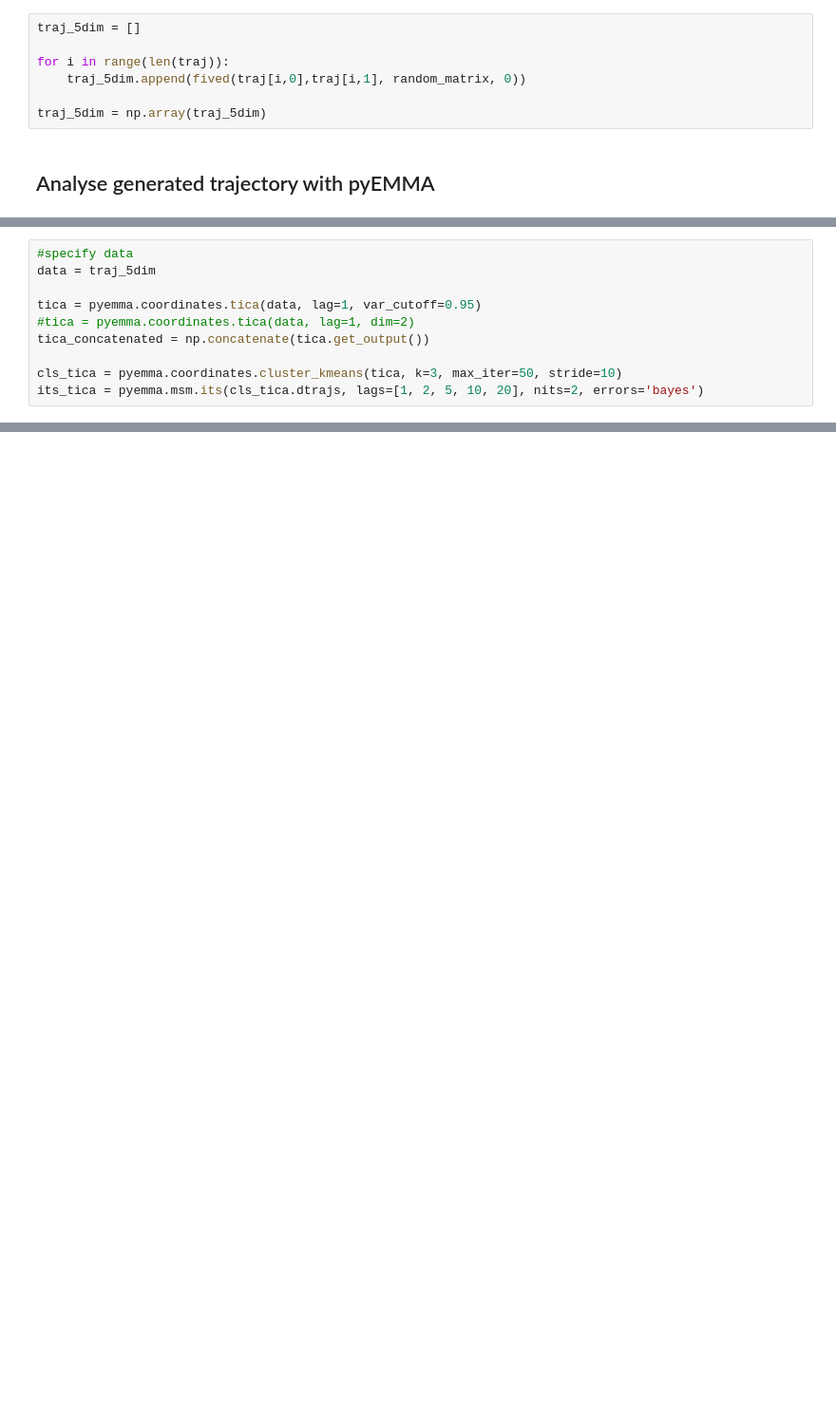
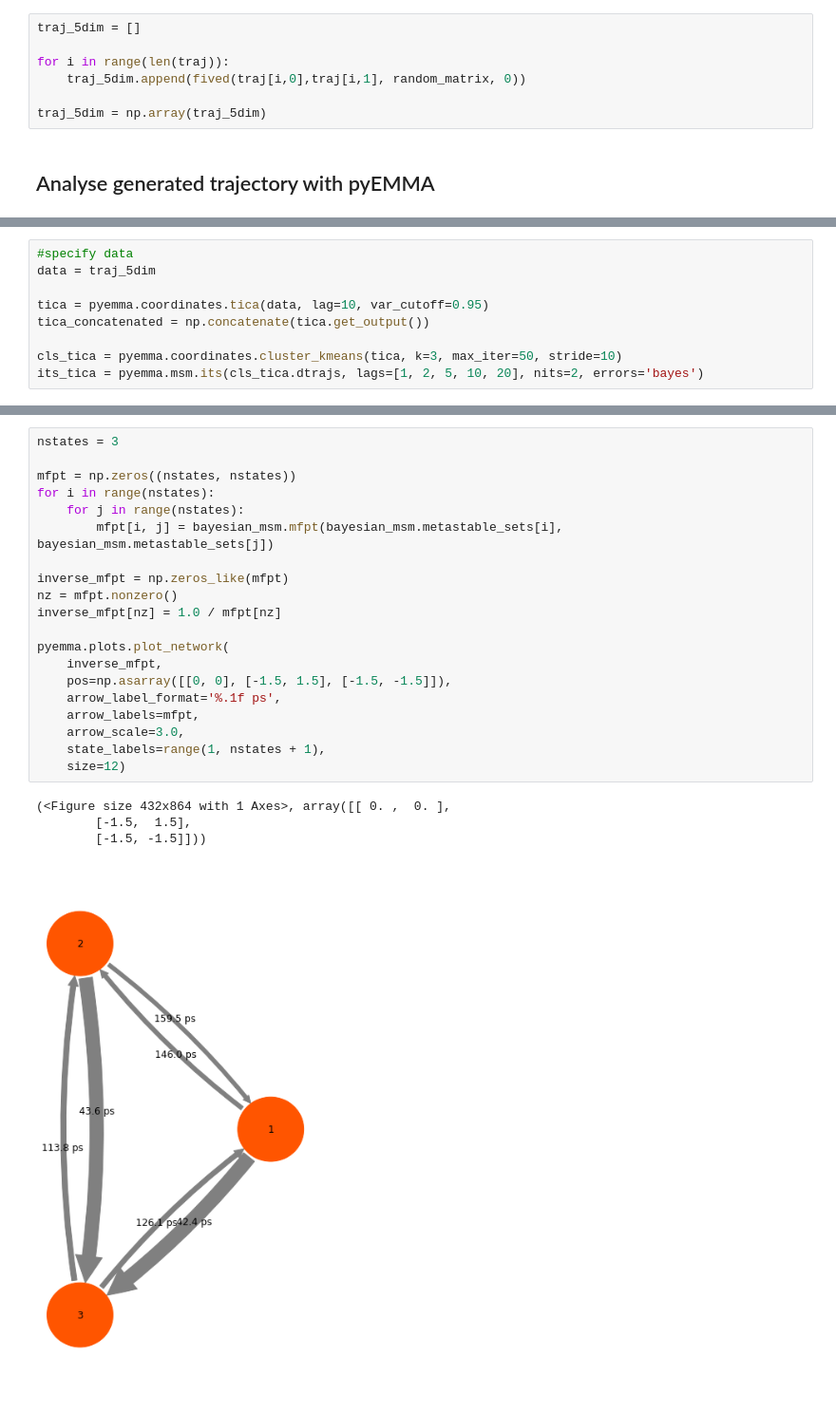
Before and after one commit to hkneiding/pyemma-workshop-project, a Jupyter notebook: code/transition-matrix.ipynb, the cells around one changed output, grey strips where cells are left out. Shown: that part at 95% size. Cells and saved outputs as stored; diff of their text form; blank space fills up the shorter version.

```diff
--- a/code/transition-matrix.ipynb
+++ b/code/transition-matrix.ipynb
@@ -142,8 +146,7 @@ fig.tight_layout()
 #specify data
 data = traj_5dim
 
-tica = pyemma.coordinates.tica(data, lag=1, var_cutoff=0.95)
-#tica = pyemma.coordinates.tica(data, lag=1, dim=2)
+tica = pyemma.coordinates.tica(data, lag=10, var_cutoff=0.95)
 tica_concatenated = np.concatenate(tica.get_output())
 
 cls_tica = pyemma.coordinates.cluster_kmeans(tica, k=3, max_iter=50, stride=10)
@@ -197,0 +201,25 @@ print(T)
+# %%
+nstates = 3
+
+mfpt = np.zeros((nstates, nstates))
+for i in range(nstates):
+    for j in range(nstates):
+        mfpt[i, j] = bayesian_msm.mfpt(bayesian_msm.metastable_sets[i], bayesian_msm.metastable_sets[j])
+
+inverse_mfpt = np.zeros_like(mfpt)
+nz = mfpt.nonzero()
+inverse_mfpt[nz] = 1.0 / mfpt[nz]
+
+pyemma.plots.plot_network(
+    inverse_mfpt,
+    pos=np.asarray([[0, 0], [-1.5, 1.5], [-1.5, -1.5]]),
+    arrow_label_format='%.1f ps',
+    arrow_labels=mfpt,
+    arrow_scale=3.0,
+    state_labels=range(1, nstates + 1),
+    size=12)
+# %% [output]
+(<Figure size 432x864 with 1 Axes>, array([[ 0. ,  0. ],
+        [-1.5,  1.5],
+        [-1.5, -1.5]]))
+[figure, added]
```
Also changed, not shown: parts of 7 cells of this notebook, 1 other file.
